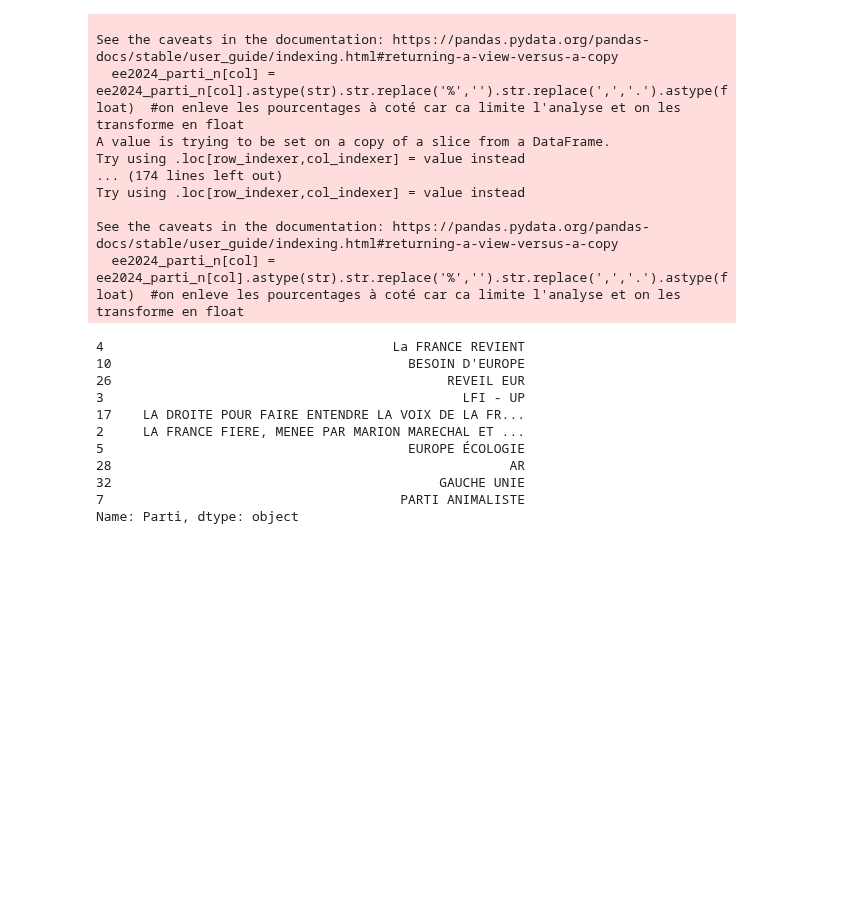
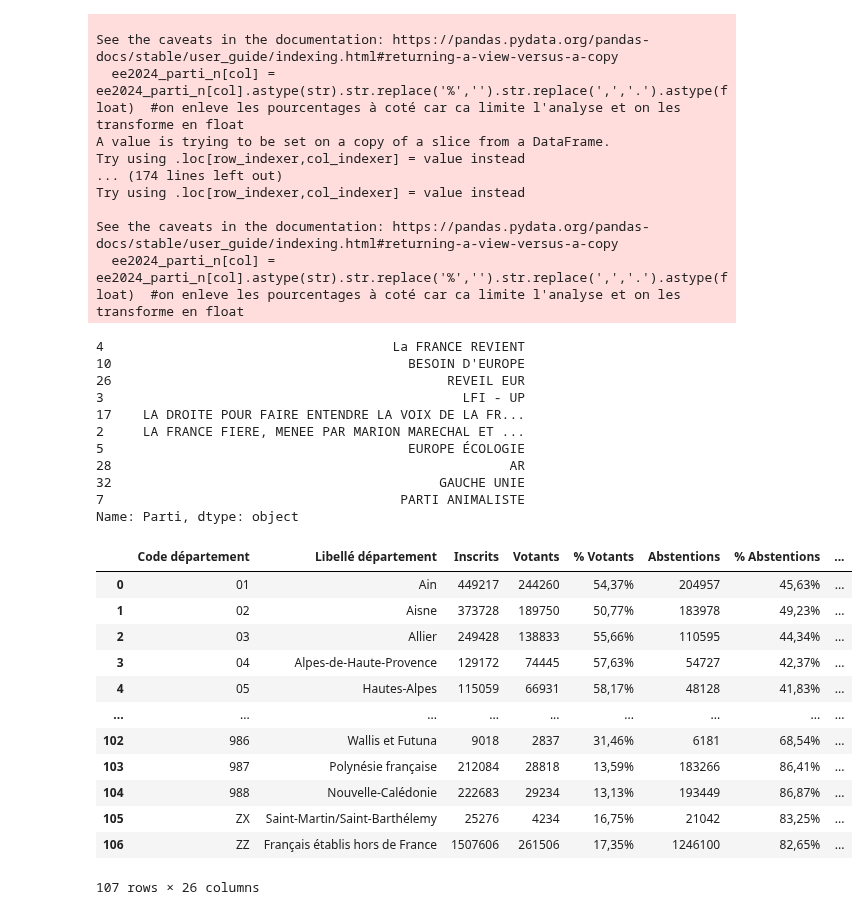
Before and after one commit to zuulaika/Projet-python, a Jupyter notebook: code_principal_z.ipynb, the cells around one changed output. Drawn from its saved outputs; the diff is of its cells as text; code cells hidden in the pictures; blank space fills up the shorter version.

```diff
--- a/code_principal_z.ipynb
+++ b/code_principal_z.ipynb
@@ -410,7 +410,7 @@ ee2024_parti= ee2024.iloc[:, 16:]
 
 #Sachant qu'il ya des colonnes inutiles, on va juste se concentre sur le nom du parti et les infos sur le nbr de voix
 cols_par_parti = 8
-cols_utiles = [2,4,6]
+cols_utiles = [2,6]
 
 # on selectionne les colonnes correspondantes pour chaque partie
 cols_a_garder = []
@@ -442,17 +442,16 @@ See the caveats in the documentation: https://pandas.pydata.org/pandas-docs/stab
   ee2024_parti_n[col] = ee2024_parti_n[col].astype(str).str.replace('%','').str.replace(',','.').astype(float)  #on enleve les pourcentages à coté car ca limite l'analyse et on les transforme en float
 # %%
 somme_voix_exp2 = []
-
+cols_par_bloc=2
 for i in range(0, ee2024_parti_n.shape[1], cols_par_bloc):
     bloc = ee2024_parti_n.iloc[:, i:i+cols_par_bloc]
     nom_parti = bloc.iloc[0,0]
-    total_parti = bloc.iloc[:, -1].sum()  # somme pour un parti sur tous les departements
+    total_parti = bloc.iloc[:,1].sum()  # somme pour un parti sur tous les departements
     somme_voix_exp2.append((nom_parti, total_parti))
 
 df_somme2 = pd.DataFrame(somme_voix_exp2, columns=['Parti','total%'])
 df_somme2 = df_somme2.sort_values('total%', ascending=False)
-top_parti2 = df_somme2.iloc[:10,0]   #je vais jusqua 7 pour inclure les parties qu'on avait deja dans les premiers elections
-
+top_parti2 = df_somme2.iloc[:10,0]
 
 ntop_parti2=top_parti2.unique()
 cols_a_garder_final = []
@@ -482,15 +481,33 @@ Name: Parti, dtype: object
 # %%
 #on va mettre les noms des parties dans les colonnes du tableau 2024
 nouv_cols2 = []
+nouveaux_noms2 = []
+
 for i in range(0, ee2024_p_d.shape[1], cols_par_bloc):
     bloc = ee2024_p_d.iloc[:, i:i+cols_par_bloc]
     nom_parti = bloc.iloc[0, 0]
-    colonnes = bloc.columns
-    nouv_cols2.extend([f"{nom_parti}_{col}" for col in colonnes])
+    idx_col = i + 1
+    nouv_cols2.append(idx_col)
+    nouveaux_noms2.append(nom_parti)
 
 # appliquer les nouveaux noms au dataframe entier
-ee2024_p_d.columns = nouv_cols2
-
-ee24= pd.concat([ee2024_info, ee2024_p_d], axis=1)
+ee2024_p_d= ee2024_p_d.iloc[:, nouv_cols2]
+ee2024_p_d.columns = nouveaux_noms2
+ee24=pd.concat ([ ee2024_info ,ee2024_p_d], axis=1)
+ee24
+# %% [output]
+|  | Code département | Libellé département | Inscrits | Votants | % Votants | Abstentions | % Abstentions | ... |
+| 0 | 01 | Ain | 449217 | 244260 | 54,37% | 204957 | 45,63% | ... |
+| 1 | 02 | Aisne | 373728 | 189750 | 50,77% | 183978 | 49,23% | ... |
+| 2 | 03 | Allier | 249428 | 138833 | 55,66% | 110595 | 44,34% | ... |
+| 3 | 04 | Alpes-de-Haute-Provence | 129172 | 74445 | 57,63% | 54727 | 42,37% | ... |
+| 4 | 05 | Hautes-Alpes | 115059 | 66931 | 58,17% | 48128 | 41,83% | ... |
+| ... | ... | ... | ... | ... | ... | ... | ... | ... |
+| 102 | 986 | Wallis et Futuna | 9018 | 2837 | 31,46% | 6181 | 68,54% | ... |
+| 103 | 987 | Polynésie française | 212084 | 28818 | 13,59% | 183266 | 86,41% | ... |
+| 104 | 988 | Nouvelle-Calédonie | 222683 | 29234 | 13,13% | 193449 | 86,87% | ... |
+| 105 | ZX | Saint-Martin/Saint-Barthélemy | 25276 | 4234 | 16,75% | 21042 | 83,25% | ... |
+| 106 | ZZ | Français établis hors de France | 1507606 | 261506 | 17,35% | 1246100 | 82,65% | ... |
+107 rows × 26 columns
 # %%
 #prochaine etape ACP!
```
